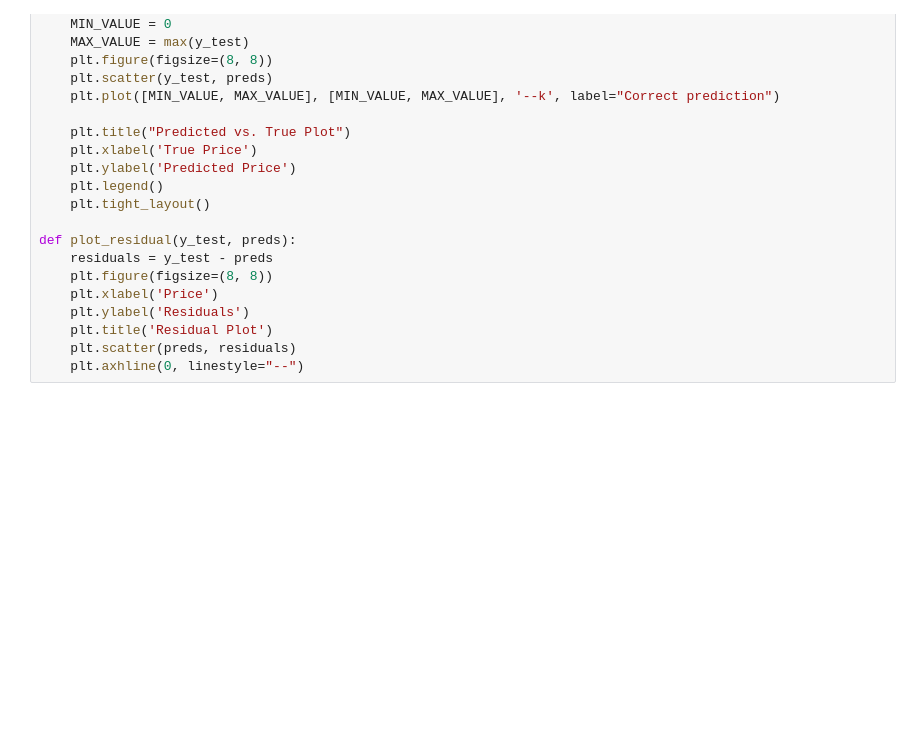
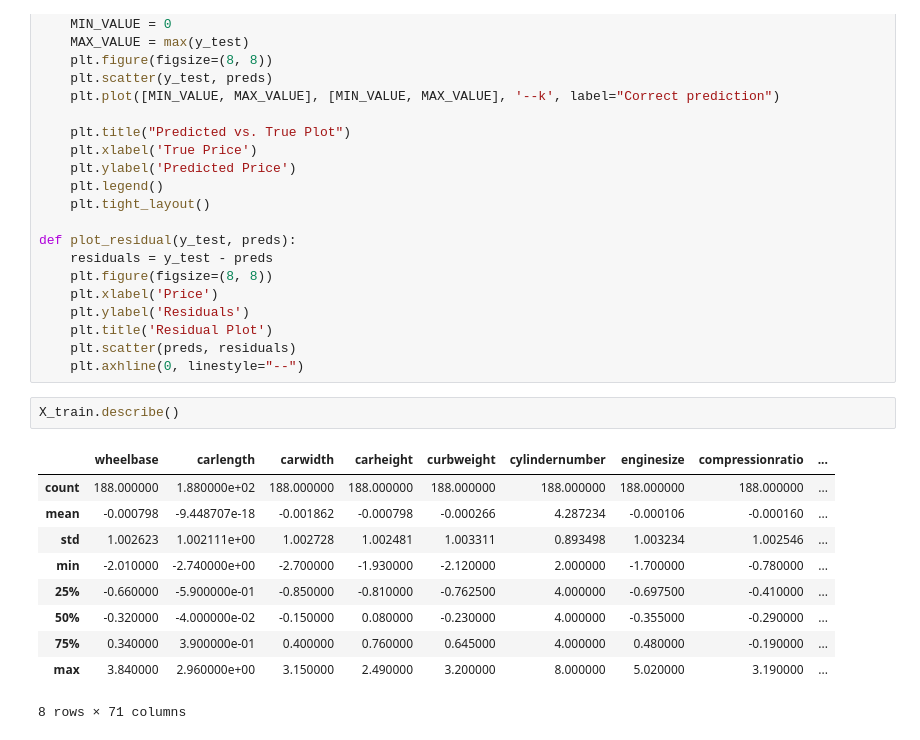
Before and after one commit to skillsharer/car-dealership, a Jupyter notebook: model/train.ipynb, the cells around one changed output. Saved outputs shown, nothing was run; the diff lists cells and outputs as text; blank space fills up the shorter version.

```diff
--- a/model/train.ipynb
+++ b/model/train.ipynb
@@ -84,6 +122,19 @@ def plot_residual(y_test, preds):
     plt.title('Residual Plot')
     plt.scatter(preds, residuals)
     plt.axhline(0, linestyle="--")
+# %%
+X_train.describe()
+# %% [output]
+|  | wheelbase | carlength | carwidth | carheight | curbweight | cylindernumber | enginesize | compressionratio | ... |
+| count | 188.000000 | 1.880000e+02 | 188.000000 | 188.000000 | 188.000000 | 188.000000 | 188.000000 | 188.000000 | ... |
+| mean | -0.000798 | -9.448707e-18 | -0.001862 | -0.000798 | -0.000266 | 4.287234 | -0.000106 | -0.000160 | ... |
+| std | 1.002623 | 1.002111e+00 | 1.002728 | 1.002481 | 1.003311 | 0.893498 | 1.003234 | 1.002546 | ... |
+| min | -2.010000 | -2.740000e+00 | -2.700000 | -1.930000 | -2.120000 | 2.000000 | -1.700000 | -0.780000 | ... |
+| 25% | -0.660000 | -5.900000e-01 | -0.850000 | -0.810000 | -0.762500 | 4.000000 | -0.697500 | -0.410000 | ... |
+| 50% | -0.320000 | -4.000000e-02 | -0.150000 | 0.080000 | -0.230000 | 4.000000 | -0.355000 | -0.290000 | ... |
+| 75% | 0.340000 | 3.900000e-01 | 0.400000 | 0.760000 | 0.645000 | 4.000000 | 0.480000 | -0.190000 | ... |
+| max | 3.840000 | 2.960000e+00 | 3.150000 | 2.490000 | 3.200000 | 8.000000 | 5.020000 | 3.190000 | ... |
+8 rows × 71 columns
 # %%
 simple_linear_model = LinearRegression()
 simple_linear_model.fit(X_train, y_train)
```
Also changed, not shown: parts of 21 cells of this notebook, 1 other file.
